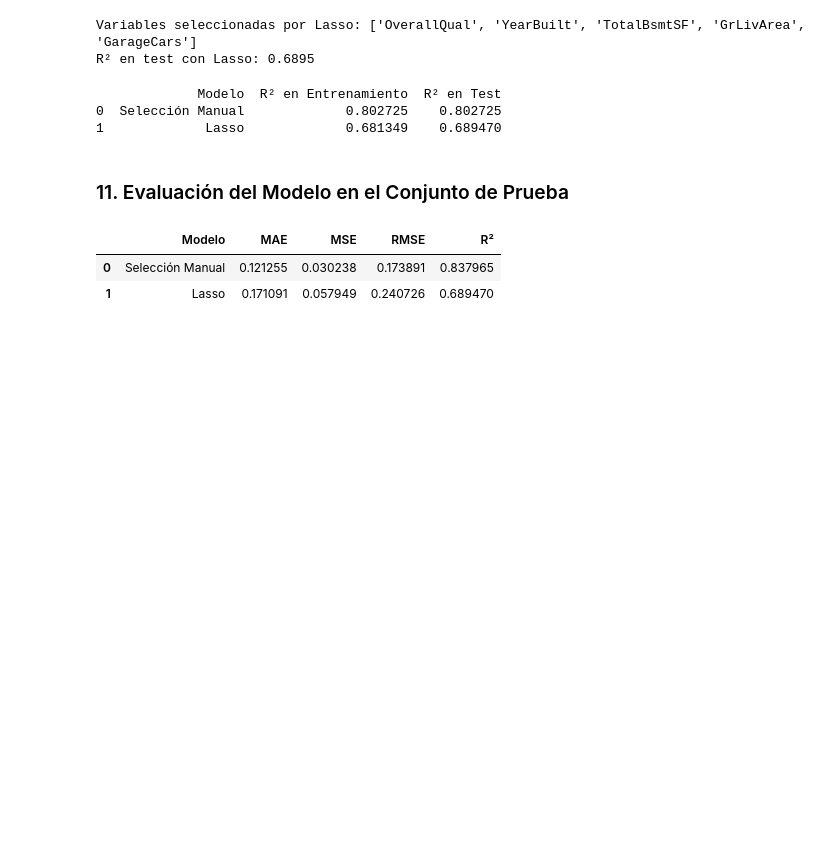
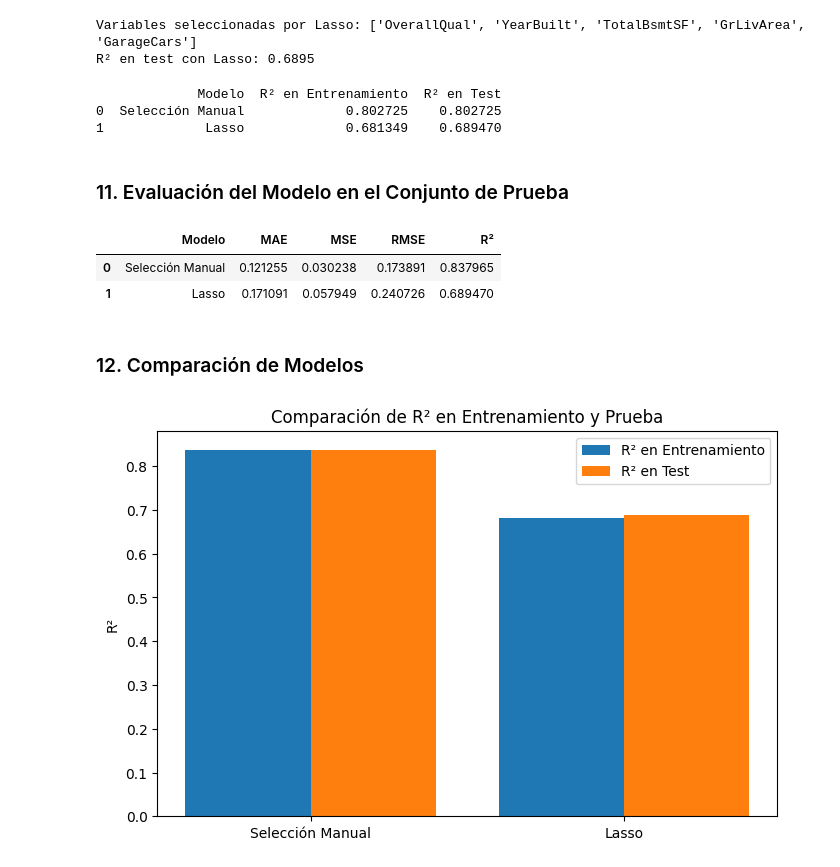
Before and after one commit to EstebanZG999/HT3Mineria, a Jupyter notebook: src/modelos_regresion.ipynb, the cells around one changed output. Saved outputs shown, nothing was run; the diff lists cells and outputs as text; code cells hidden in the pictures; blank space fills up the shorter version.

Commit message:
feat: regresion model (12)

```diff
--- a/src/modelos_regresion.ipynb
+++ b/src/modelos_regresion.ipynb
@@ -438,3 +438,26 @@ display(resultados)
 |  | Modelo | MAE | MSE | RMSE | R² |
 | 0 | Selección Manual | 0.121255 | 0.030238 | 0.173891 | 0.837965 |
 | 1 | Lasso | 0.171091 | 0.057949 | 0.240726 | 0.689470 |
+# %% [markdown]
+### 12. Comparación de Modelos
+# %%
+import matplotlib.pyplot as plt
+import seaborn as sns
+
+# Comparación de R² en Entrenamiento y Prueba
+plt.figure(figsize=(8, 5))
+modelos = ["Selección Manual", "Lasso"]
+r2_train = [r2_selected, lasso.score(X_train_scaled, y_train)]
+r2_test = [r2_selected, r2_lasso]
+
+x = range(len(modelos))
+plt.bar(x, r2_train, width=0.4, label="R² en Entrenamiento", align='center')
+plt.bar([i + 0.4 for i in x], r2_test, width=0.4, label="R² en Test", align='center')
+
+plt.xticks([i + 0.2 for i in x], modelos)
+plt.ylabel("R²")
+plt.title("Comparación de R² en Entrenamiento y Prueba")
+plt.legend()
+plt.show()
+# %% [output]
+[figure, added]
```
Also changed, not shown: parts of 4 cells of this notebook.
